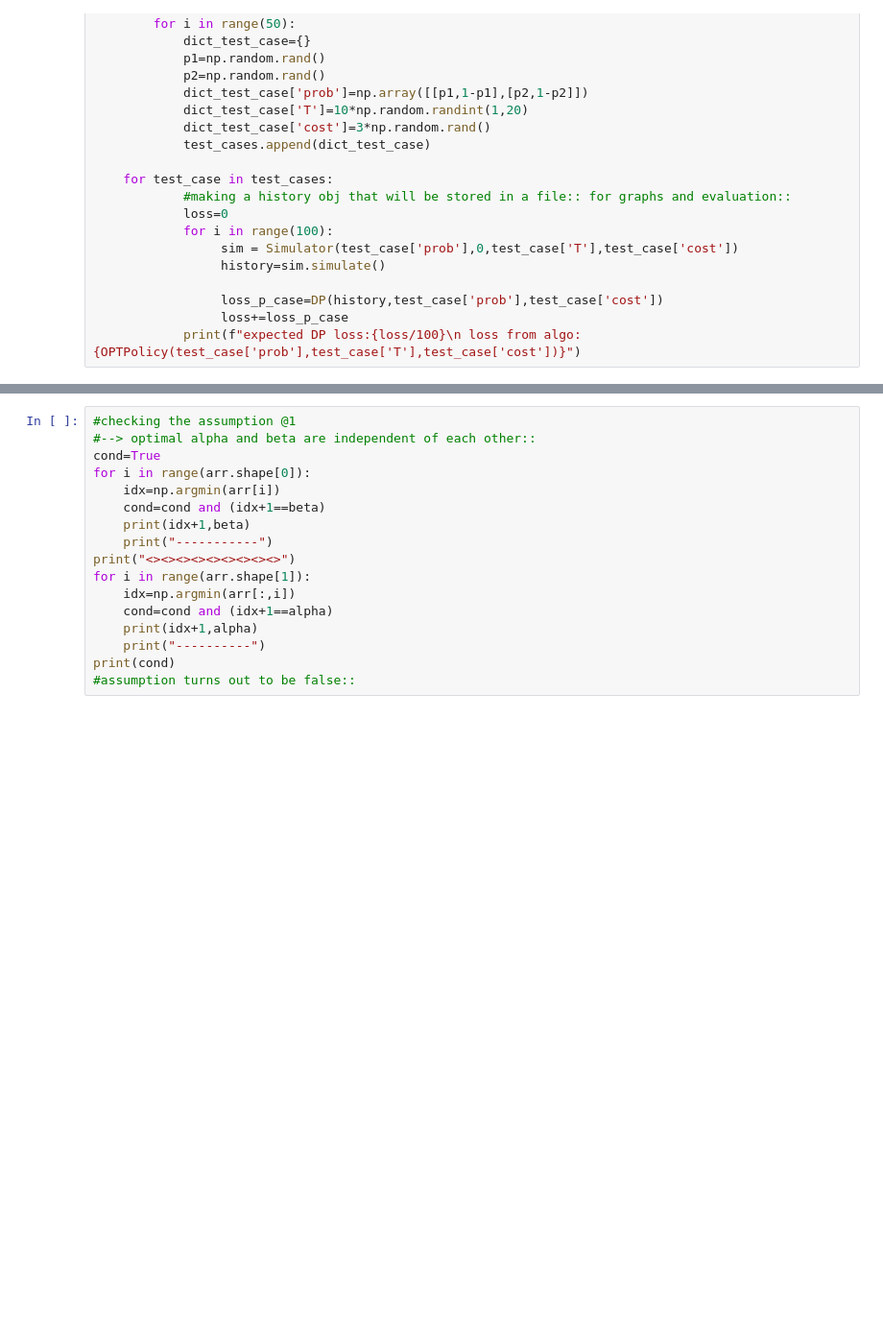
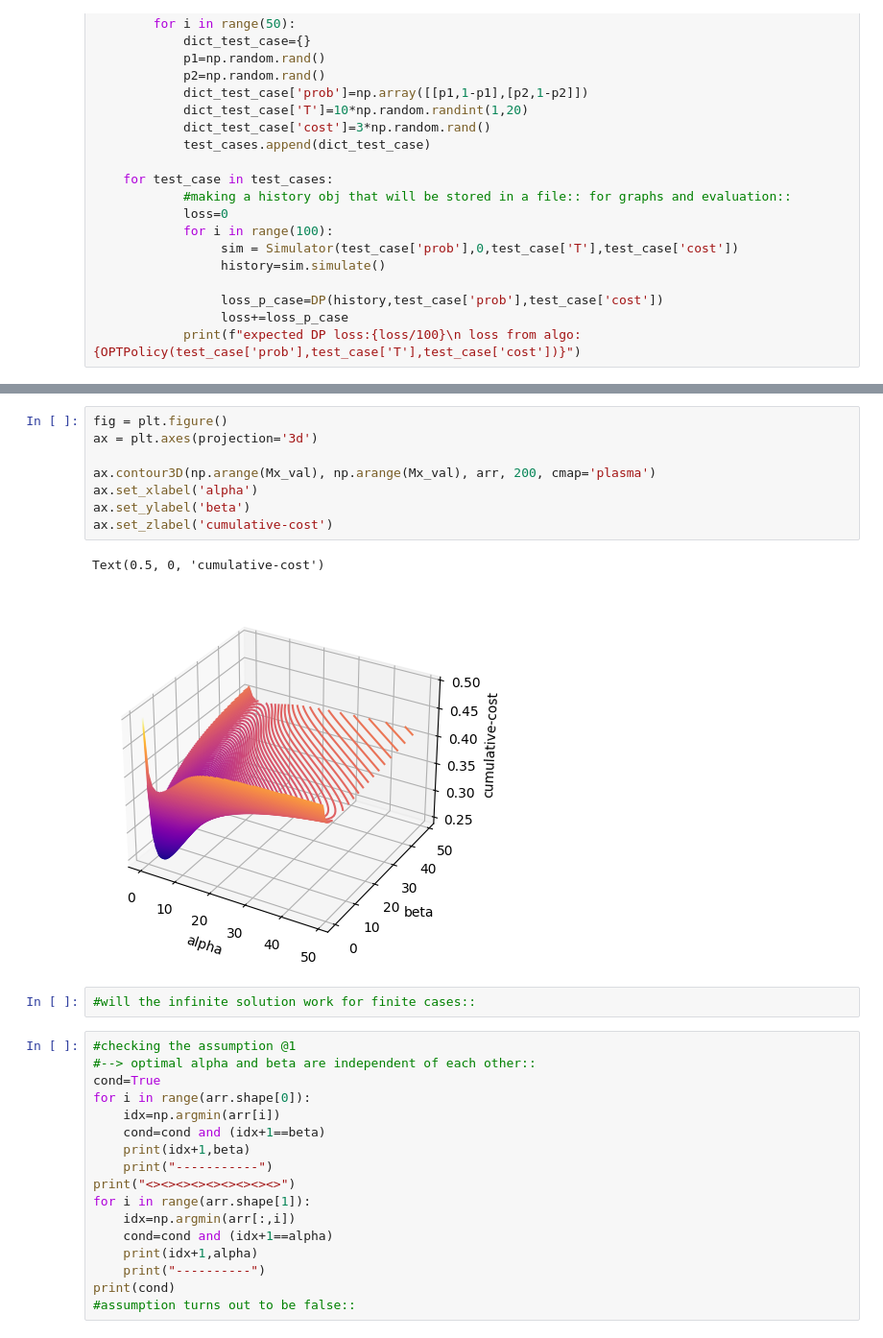
Before and after one commit to ParthDwivedi1/CS748, a Jupyter notebook: test_self.ipynb, the cells around one changed output, grey strips where cells are left out. Shown at 96% size. Cells and saved outputs as stored; diff of their text form; blank space fills up the shorter version.

```diff
--- a/test_self.ipynb
+++ b/test_self.ipynb
@@ -222,3 +406,16 @@ beta:4
+# %%
+fig = plt.figure()
+ax = plt.axes(projection='3d')
+
+ax.contour3D(np.arange(Mx_val), np.arange(Mx_val), arr, 200, cmap='plasma')
+ax.set_xlabel('alpha')
+ax.set_ylabel('beta')
+ax.set_zlabel('cumulative-cost')
+# %% [output]
+Text(0.5, 0, 'cumulative-cost')
+[figure, added]
+# %%
+#will the infinite solution work for finite cases::
 # %%
 #checking the assumption @1
 #--> optimal alpha and beta are independent of each other::
```
Also changed, not shown: parts of 5 cells of this notebook, 58 other files.
